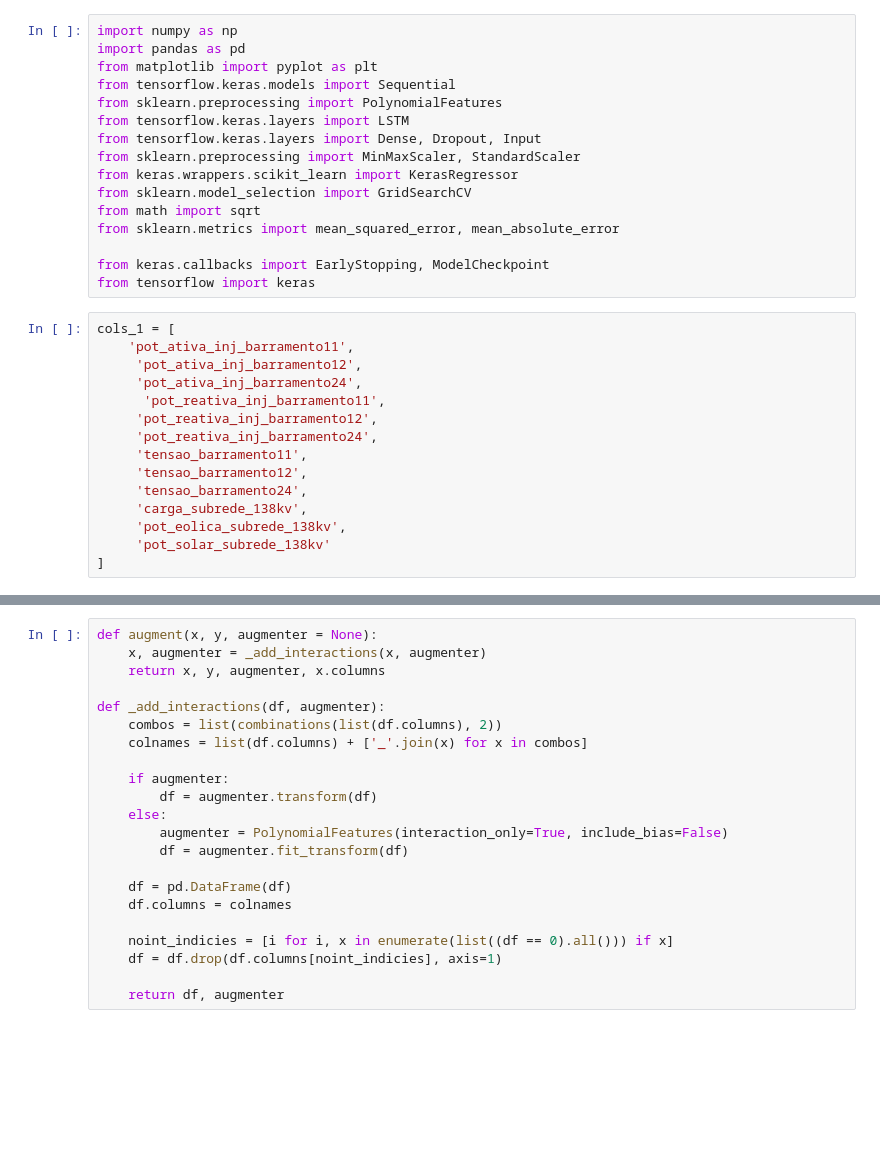
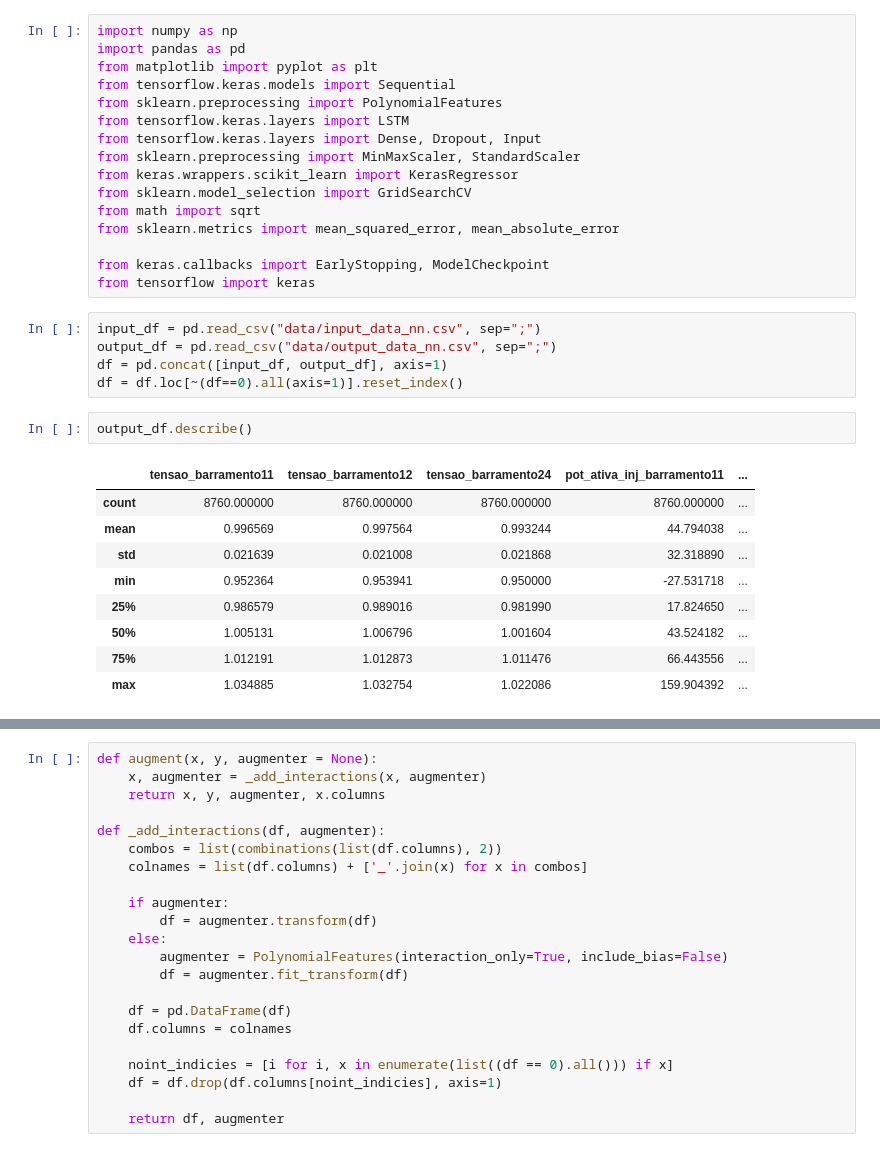
Before and after one commit to danielSbastos/power-grid-equivalence-ai, a Jupyter notebook: ann.ipynb, the cells around one changed output, grey strips where cells are left out. Drawn from its saved outputs; the diff is of its cells as text; blank space fills up the shorter version.

```diff
--- a/ann.ipynb
+++ b/ann.ipynb
@@ -26,18 +25,20 @@ from sklearn.metrics import mean_squared_error, mean_absolute_error
 
 from keras.callbacks import EarlyStopping, ModelCheckpoint
 from tensorflow import keras
-# %%
-cols_1 = [
-    'pot_ativa_inj_barramento11',
-     'pot_ativa_inj_barramento12',
-     'pot_ativa_inj_barramento24',
-      'pot_reativa_inj_barramento11',
-     'pot_reativa_inj_barramento12',
-     'pot_reativa_inj_barramento24',
-     'tensao_barramento11',
-     'tensao_barramento12',
-     'tensao_barramento24',
-     'carga_subrede_138kv',
-     'pot_eolica_subrede_138kv',
-     'pot_solar_subrede_138kv'
-]
+# %%
+input_df = pd.read_csv("data/input_data_nn.csv", sep=";")
+output_df = pd.read_csv("data/output_data_nn.csv", sep=";")
+df = pd.concat([input_df, output_df], axis=1)
+df = df.loc[~(df==0).all(axis=1)].reset_index()
+# %%
+output_df.describe()
+# %% [output]
+|  | tensao_barramento11 | tensao_barramento12 | tensao_barramento24 | pot_ativa_inj_barramento11 | ... |
+| count | 8760.000000 | 8760.000000 | 8760.000000 | 8760.000000 | ... |
+| mean | 0.996569 | 0.997564 | 0.993244 | 44.794038 | ... |
+| std | 0.021639 | 0.021008 | 0.021868 | 32.318890 | ... |
+| min | 0.952364 | 0.953941 | 0.950000 | -27.531718 | ... |
+| 25% | 0.986579 | 0.989016 | 0.981990 | 17.824650 | ... |
+| 50% | 1.005131 | 1.006796 | 1.001604 | 43.524182 | ... |
+| 75% | 1.012191 | 1.012873 | 1.011476 | 66.443556 | ... |
+| max | 1.034885 | 1.032754 | 1.022086 | 159.904392 | ... |
```
Also changed, not shown: parts of 49 cells of this notebook, 15 other files.
